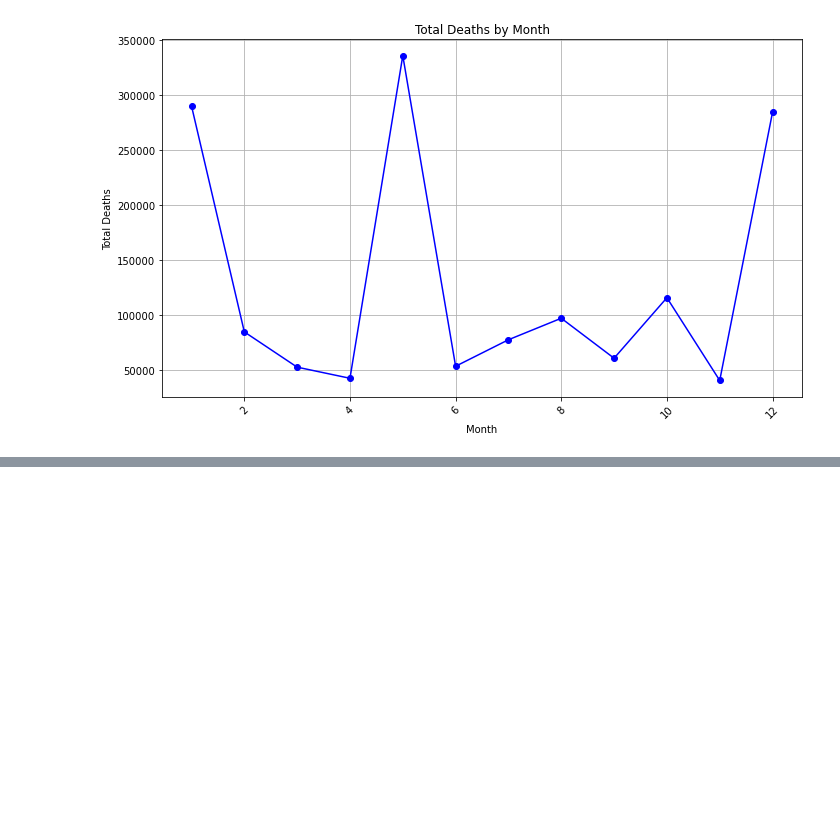
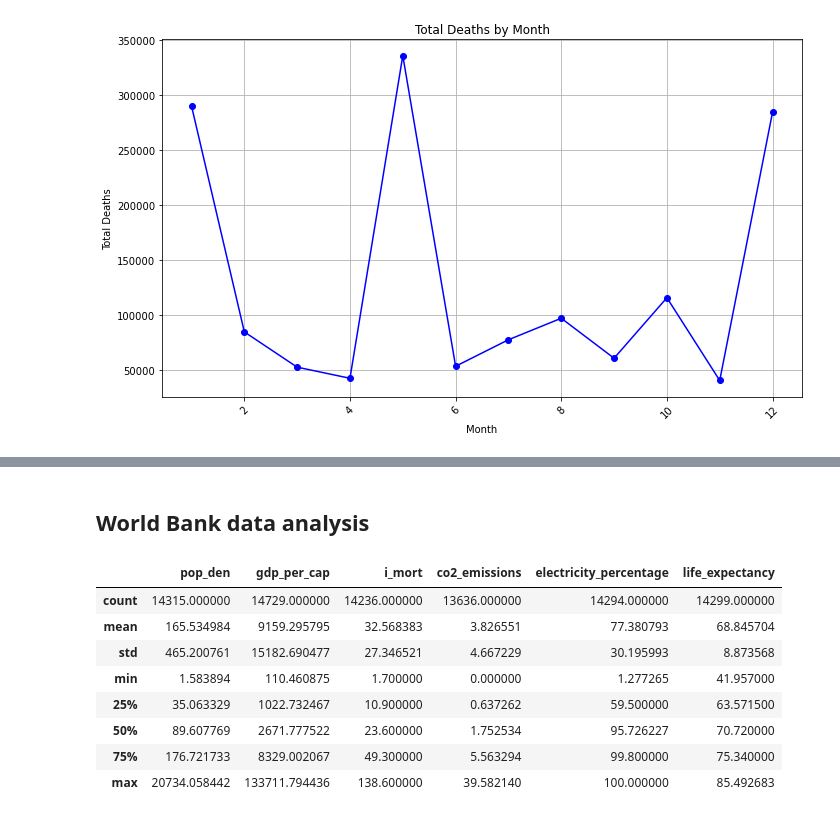
Before and after one commit to harrissamuel/24Spr_-S-Harris-_-disasters-, a Jupyter notebook: Sample_Capstone/code/data_analysis/data_analysis.ipynb, the cells around one changed output, grey strips where cells are left out. Drawn from its saved outputs; the diff is of its cells as text; code cells hidden in the pictures; blank space fills up the shorter version.

```diff
--- a/Sample_Capstone/code/data_analysis/data_analysis.ipynb
+++ b/Sample_Capstone/code/data_analysis/data_analysis.ipynb
@@ -645,0 +699,14 @@ plt.show()
+# %% [markdown]
+## World Bank data analysis
+# %%
+df[['pop_den', 'gdp_per_cap', 'i_mort', 'co2_emissions', 'electricity_percentage', 'life_expectancy']].describe()
+# %% [output]
+|  | pop_den | gdp_per_cap | i_mort | co2_emissions | electricity_percentage | life_expectancy |
+| count | 14315.000000 | 14729.000000 | 14236.000000 | 13636.000000 | 14294.000000 | 14299.000000 |
+| mean | 165.534984 | 9159.295795 | 32.568383 | 3.826551 | 77.380793 | 68.845704 |
+| std | 465.200761 | 15182.690477 | 27.346521 | 4.667229 | 30.195993 | 8.873568 |
+| min | 1.583894 | 110.460875 | 1.700000 | 0.000000 | 1.277265 | 41.957000 |
+| 25% | 35.063329 | 1022.732467 | 10.900000 | 0.637262 | 59.500000 | 63.571500 |
+| 50% | 89.607769 | 2671.777522 | 23.600000 | 1.752534 | 95.726227 | 70.720000 |
+| 75% | 176.721733 | 8329.002067 | 49.300000 | 5.563294 | 99.800000 | 75.340000 |
+| max | 20734.058442 | 133711.794436 | 138.600000 | 39.582140 | 100.000000 | 85.492683 |
```
Also changed, not shown: parts of 13 cells of this notebook, 2 other files.
